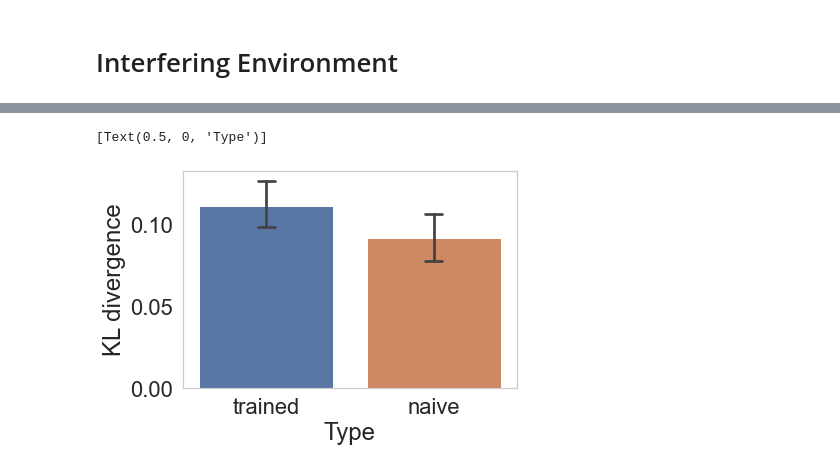
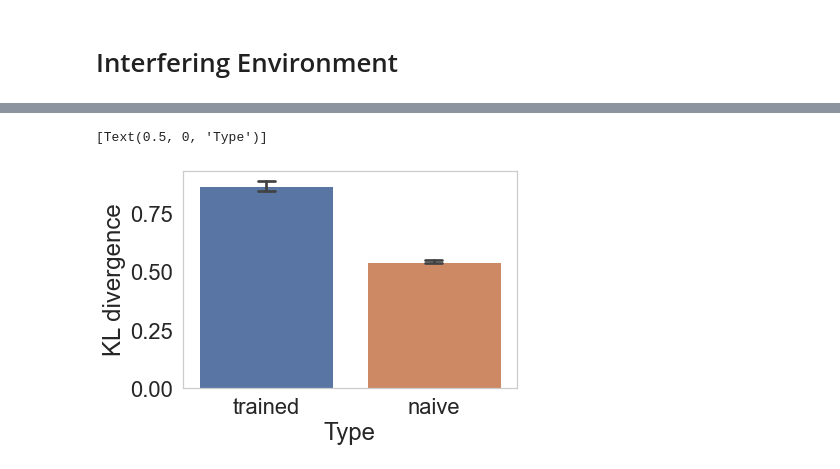
Before and after one commit to swu32/HCM, a Jupyter notebook: Demo/Demo_3_transfer.ipynb, the cells around one changed output, grey strips where cells are left out. Drawn from its saved outputs; the diff is of its cells as text; code cells hidden in the pictures.

```diff
--- a/Demo/Demo_3_transfer.ipynb
+++ b/Demo/Demo_3_transfer.ipynb
@@ -290,16 +123,9 @@ transferinterferenceexperiment1()
 # %%
-df = pd.read_csv('./TransferExperiment')
-
-
-#df = dff
-#sns.set_theme(style="ticks")
+df = pd.read_csv('../HCM/TransferExperiment')
 sns.set(font_scale = 2)
-#palette = sns.color_palette("rocket_r")
 sns.set_style("whitegrid", {'axes.grid' : False})
-
-#df[df['env'] == 'transfer']
-ax = sns.barplot(x="type", y="kl", data=df[(df['env'] == 'transfer')& (df['N']<500)],capsize=.1)
-ax.set(ylabel='KL divergence')#,xlabel='Type')
+ax = sns.barplot(x="type", y="kl", data=df[(df['env'] == 'transfer')& (df['N']<500)],capsize=.1,ci=68)
+ax.set(ylabel='KL divergence')
 ax.set(xlabel='Type')
 # %% [output]
 [Text(0.5, 0, 'Type')]
@@ -307,13 +133,9 @@ ax.set(xlabel='Type')
 # %%
-df = pd.read_csv('./TransferExperiment')
-
-#sns.set_theme(style="ticks")
-#df = dff
 sns.set(font_scale = 2)
 sns.set_style("whitegrid", {'axes.grid' : False})
-ax = sns.barplot(x="type", y="kl", data=df[(df['env'] == 'interfere')& (df['N']<=500)],capsize=.1)
+ax = sns.barplot(x="type", y="kl", data=df[(df['env'] == 'interfere')& (df['N']<=500)],capsize=.1,ci=68)
 ax.set(ylabel='KL divergence')
 ax.set(xlabel='Type')
 # %% [output]
 [Text(0.5, 0, 'Type')]
-[figure, old version]
+[figure, new version]
```
Also changed, not shown: parts of 10 cells of this notebook, 2 other files.
